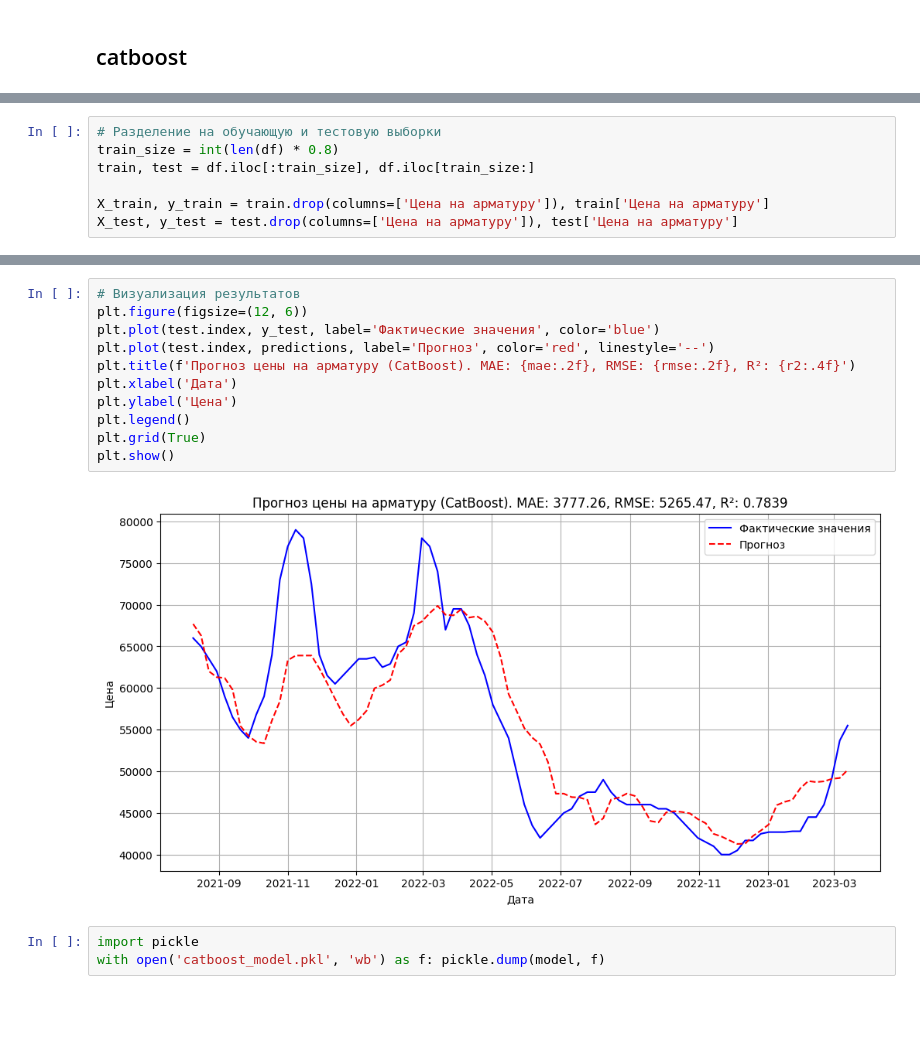
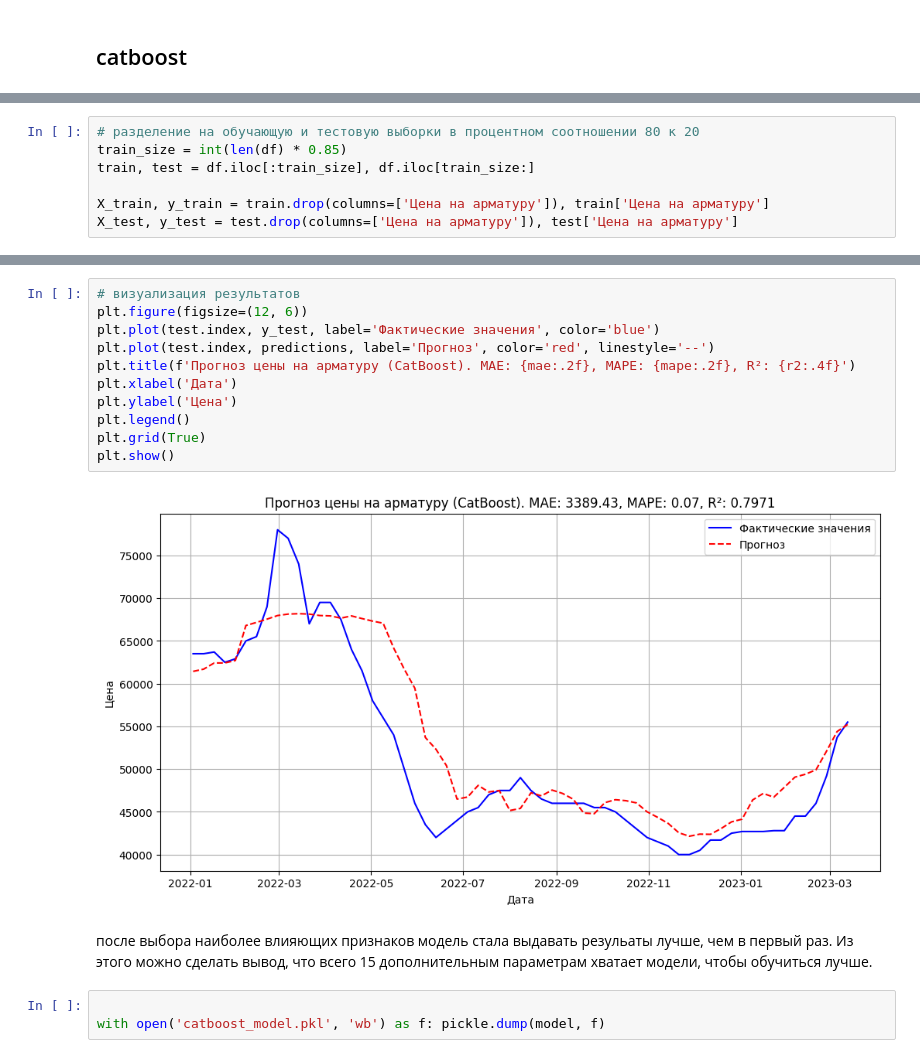
Before and after one commit to kaninn-i/ml_intensiv_3, a Jupyter notebook: ilia_kanin/CatBoost_model.ipynb, the cells around one changed output, grey strips where cells are left out. Cells and saved outputs as stored; diff of their text form; blank space fills up the shorter version.

```diff
--- a/ilia_kanin/CatBoost_model.ipynb
+++ b/ilia_kanin/CatBoost_model.ipynb
@@ -57,8 +27,8 @@ for lag in [1, 2, 3, 6, 12]:
 
 df = df.dropna()
 # %%
-# Разделение на обучающую и тестовую выборки
-train_size = int(len(df) * 0.8)
+# разделение на обучающую и тестовую выборки в процентном соотношении 80 к 20
+train_size = int(len(df) * 0.85)
 train, test = df.iloc[:train_size], df.iloc[train_size:]
 
 X_train, y_train = train.drop(columns=['Цена на арматуру']), train['Цена на арматуру']
@@ -208,16 +169,18 @@ R²: 0.7839
 # %%
-# Визуализация результатов
+# визуализация результатов
 plt.figure(figsize=(12, 6))
 plt.plot(test.index, y_test, label='Фактические значения', color='blue')
 plt.plot(test.index, predictions, label='Прогноз', color='red', linestyle='--')
-plt.title(f'Прогноз цены на арматуру (CatBoost). MAE: {mae:.2f}, RMSE: {rmse:.2f}, R²: {r2:.4f}')
+plt.title(f'Прогноз цены на арматуру (CatBoost). MAE: {mae:.2f}, MAPE: {mape:.2f}, R²: {r2:.4f}')
 plt.xlabel('Дата')
 plt.ylabel('Цена')
 plt.legend()
 plt.grid(True)
 plt.show()
 # %% [output]
-[figure, old version]
+[figure, new version]
+# %% [markdown]
+после выбора наиболее влияющих признаков модель стала выдавать резульаты лучше, чем в первый раз. Из этого можно сделать вывод, что всего 15 дополнительным параметрам хватает модели, чтобы обучиться лучше.
 # %%
-import pickle
+
 with open('catboost_model.pkl', 'wb') as f: pickle.dump(model, f)
```
Also changed, not shown: parts of 19 cells of this notebook, 12 other files.
